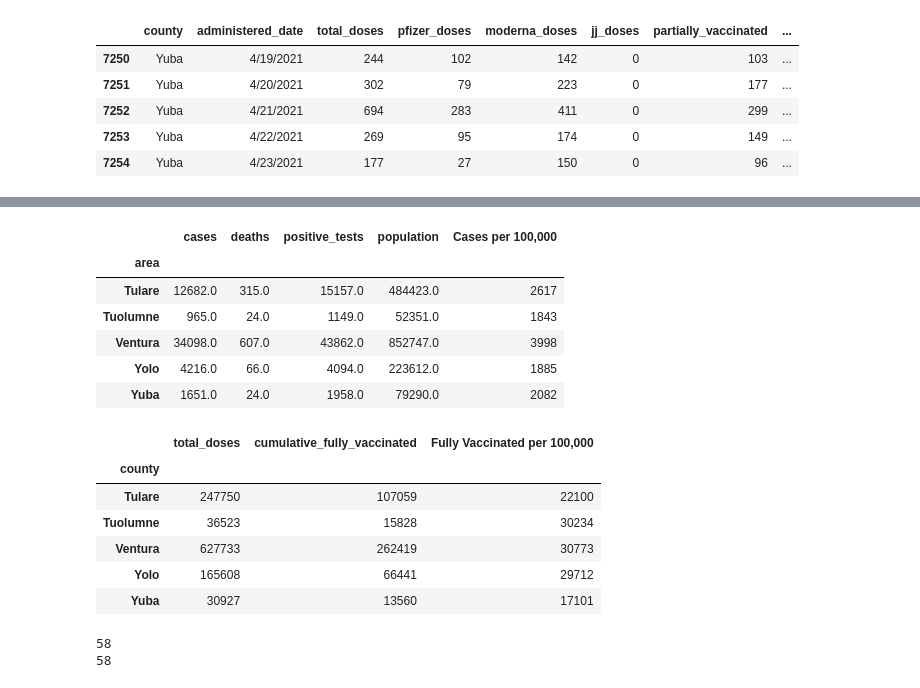
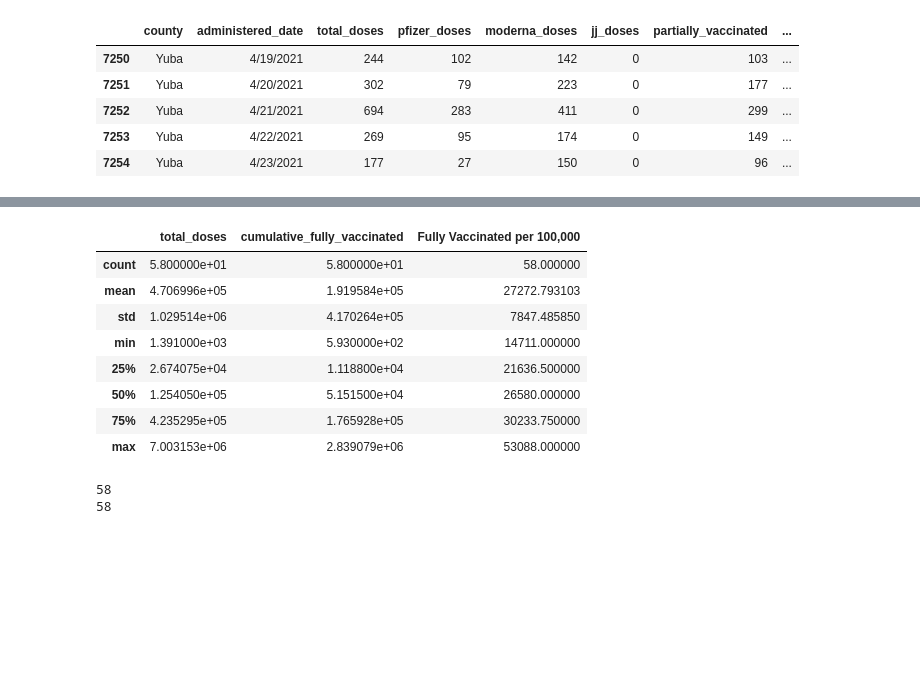
Before and after one commit to danijmartin/Covid-19-California, a Jupyter notebook: College_Towns.ipynb, the cells around one changed output, grey strips where cells are left out. Saved outputs shown, nothing was run; the diff lists cells and outputs as text; code cells hidden in the pictures; blank space fills up the shorter version.

```diff
--- a/College_Towns.ipynb
+++ b/College_Towns.ipynb
@@ -105,38 +88,23 @@ clean_case_2020.head()
-# %%
-clean_case_2021 = (clean_case.loc[clean_case['date']>='2021-01-01']).groupby('area').agg({'cases': 'sum',
-                                                                                        'deaths': 'sum',
-                                                                                        'positive_tests': 'sum',
-                                                                                        'population': 'max'})
-
-clean_case_2021['Cases per 100,000'] = (clean_case_2021['cases']/clean_case_2020['population']*100000).astype(int)
-
-clean_case_2021.tail()
-# %% [output]
-|  | cases | deaths | positive_tests | population | Cases per 100,000 |
-| area |  |  |  |  |  |
-| Tulare | 12682.0 | 315.0 | 15157.0 | 484423.0 | 2617 |
-| Tuolumne | 965.0 | 24.0 | 1149.0 | 52351.0 | 1843 |
-| Ventura | 34098.0 | 607.0 | 43862.0 | 852747.0 | 3998 |
-| Yolo | 4216.0 | 66.0 | 4094.0 | 223612.0 | 1885 |
-| Yuba | 1651.0 | 24.0 | 1958.0 | 79290.0 | 2082 |
 # %%
 # Grouping Vaccine data by county and finding dose and fully vaccinated totals
 
 vaccine_grouped = vaccine_df.groupby('county').agg({'total_doses': 'sum',
                                                   'cumulative_fully_vaccinated': 'max'})
 
 vaccine_grouped['Fully Vaccinated per 100,000'] = (vaccine_grouped['cumulative_fully_vaccinated']/
                                                          clean_case_2021['population']*100000).astype(int)
 
-vaccine_grouped.tail()
+vaccine_grouped.describe()
 # %% [output]
 |  | total_doses | cumulative_fully_vaccinated | Fully Vaccinated per 100,000 |
-| county |  |  |  |
-| Tulare | 247750 | 107059 | 22100 |
-| Tuolumne | 36523 | 15828 | 30234 |
-| Ventura | 627733 | 262419 | 30773 |
-| Yolo | 165608 | 66441 | 29712 |
-| Yuba | 30927 | 13560 | 17101 |
+| count | 5.800000e+01 | 5.800000e+01 | 58.000000 |
+| mean | 4.706996e+05 | 1.919584e+05 | 27272.793103 |
+| std | 1.029514e+06 | 4.170264e+05 | 7847.485850 |
+| min | 1.391000e+03 | 5.930000e+02 | 14711.000000 |
+| 25% | 2.674075e+04 | 1.118800e+04 | 21636.500000 |
+| 50% | 1.254050e+05 | 5.151500e+04 | 26580.000000 |
+| 75% | 4.235295e+05 | 1.765928e+05 | 30233.750000 |
+| max | 7.003153e+06 | 2.839079e+06 | 53088.000000 |
 # %%
 # Create a list of Counties included in data sets to use for geocoding API
 # Create columns to append in for loop
```
Also changed, not shown: parts of 18 cells of this notebook.
